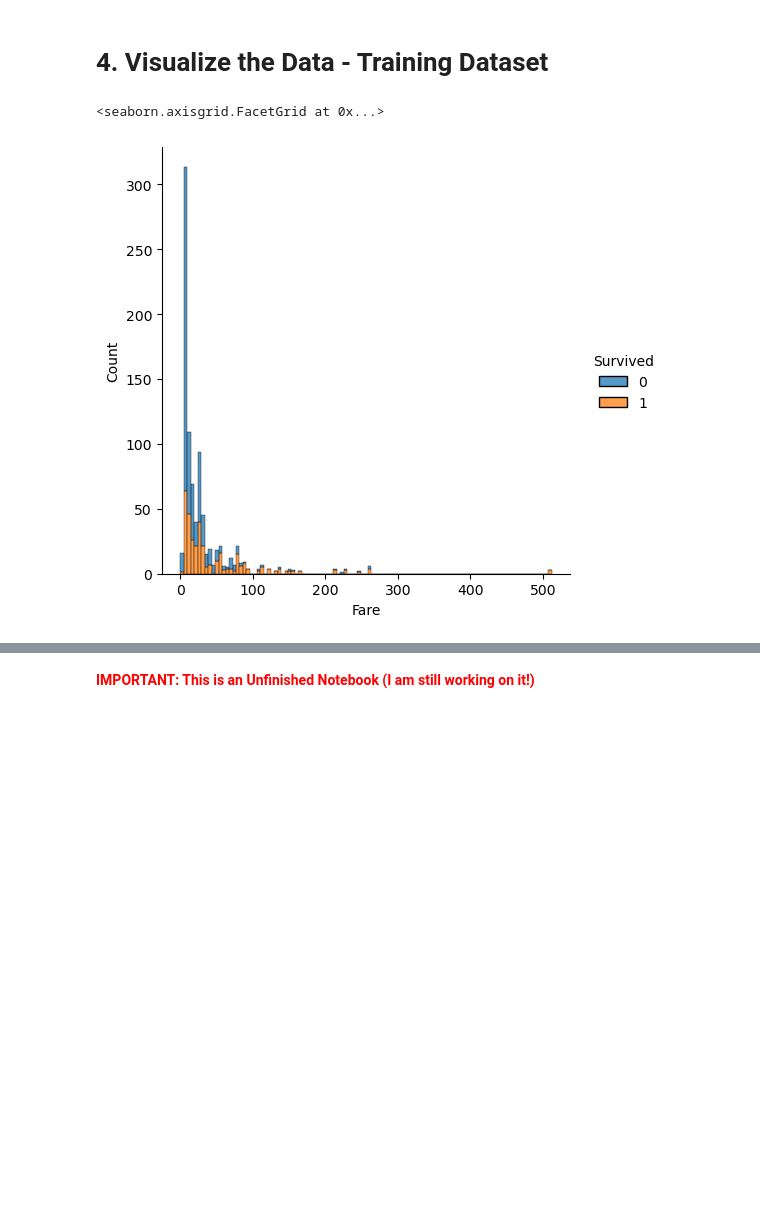
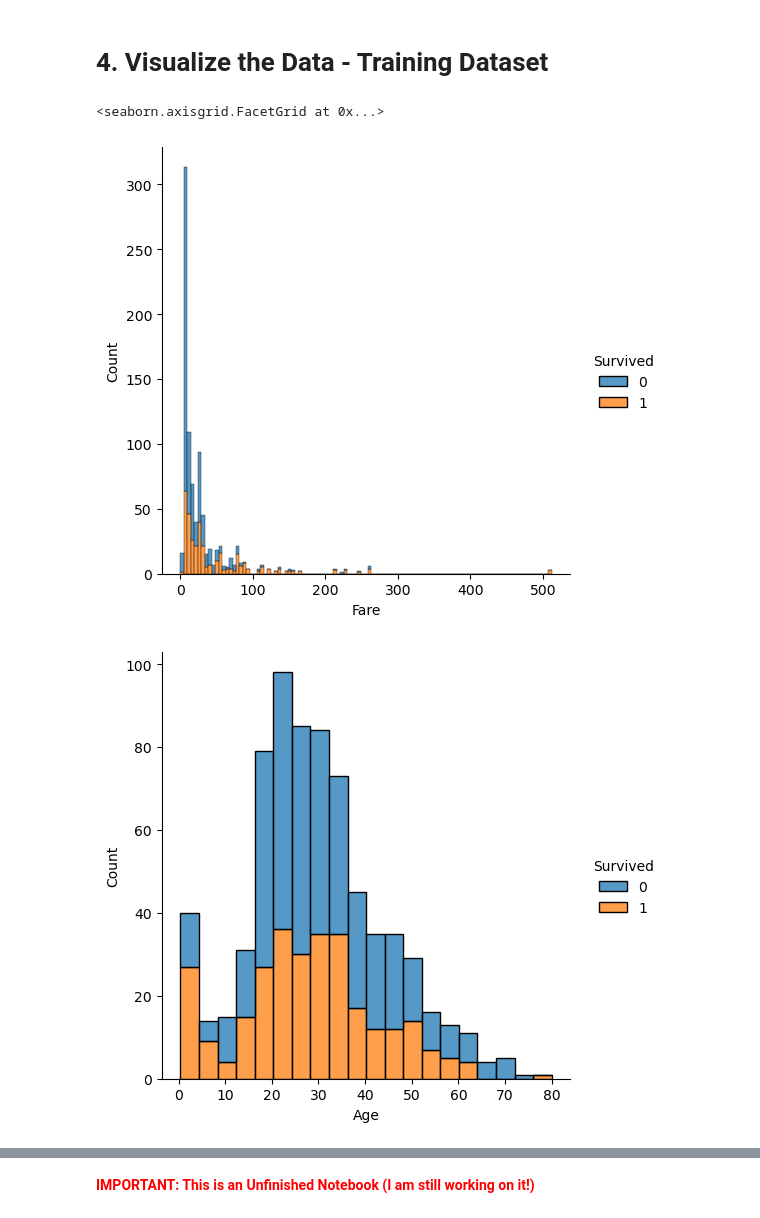
Before and after one commit to RamsesMDLC/Kaggle_Competitions, a Jupyter notebook: titanic-logistic-regression-model.ipynb, the cells around one changed output, grey strips where cells are left out. Drawn from its saved outputs; the diff is of its cells as text; code cells hidden in the pictures; blank space fills up the shorter version.

```diff
--- a/titanic-logistic-regression-model.ipynb
+++ b/titanic-logistic-regression-model.ipynb
@@ -141,7 +143,22 @@ The assessment of the previous outputs allows us to describe the following:
 # %% [markdown]
 # __4. Visualize the Data - Training Dataset__
-# %%
-sns.displot(training_data, x="Fare", hue="Survived", multiple="stack")
-# %% [output]
-<seaborn.axisgrid.FacetGrid at 0x...>
-[figure, removed]
+# %%
+#Plotting the three (3) histograms of the features with the highest correlations with the target variable (i.e. "Survived") according to the "Standard Correlation Coefficient (also called, "Pearson's Correlation Coefficient").
+
+    #displot: Is a figure-level function that plots one or more histograms on a grid object. In other words, it can be used to create multiple subplots with different subsets of the data.
+
+    #hue : Semantic variable that is mapped to determine the color of plot elements. In other words, it is like a third element or feature in the histogram.
+
+    #stat : could be {“count”, “frequency”, “probability”, “percent”, "density"}
+        #Aggregate statistic to compute in each bin.
+
+    #multiple: could be {“layer”, “dodge”, “stack”, “fill”}
+        #Approach to resolving multiple elements when semantic mapping creates subsets.
+
+sns.displot(training_data, x="Fare", hue="Survived", multiple="stack",stat = "count")
+sns.displot(training_data, x="Age", hue="Survived", multiple="stack", stat = "count")
+sns.displot(training_data, x="Pclass", hue="Survived", multiple="stack", stat = "count")
+# %% [output]
+<seaborn.axisgrid.FacetGrid at 0x...>
+[figure, added]
+[figure, added]
```
Also changed, not shown: parts of 8 cells of this notebook.
